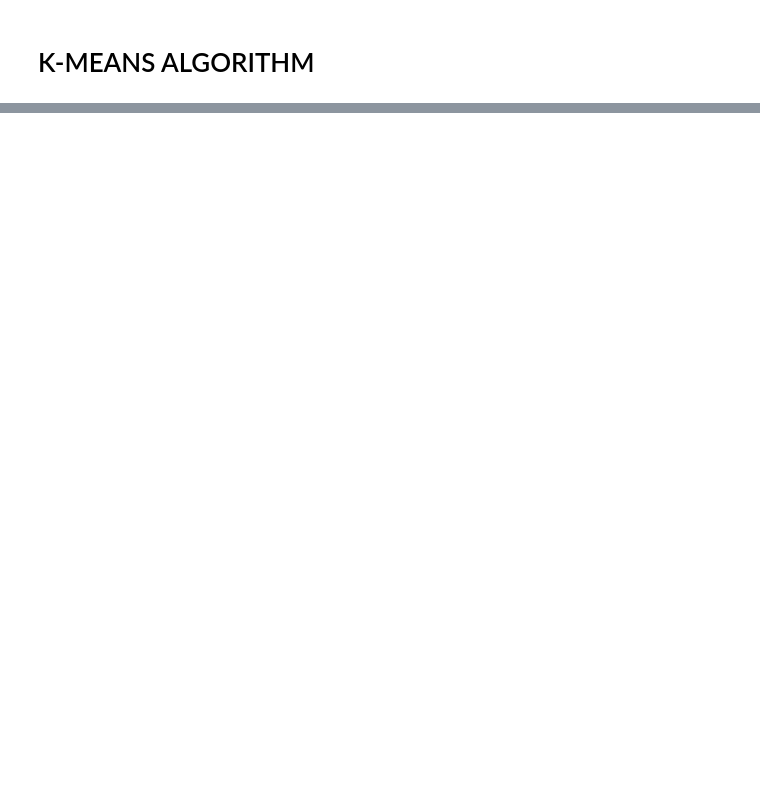
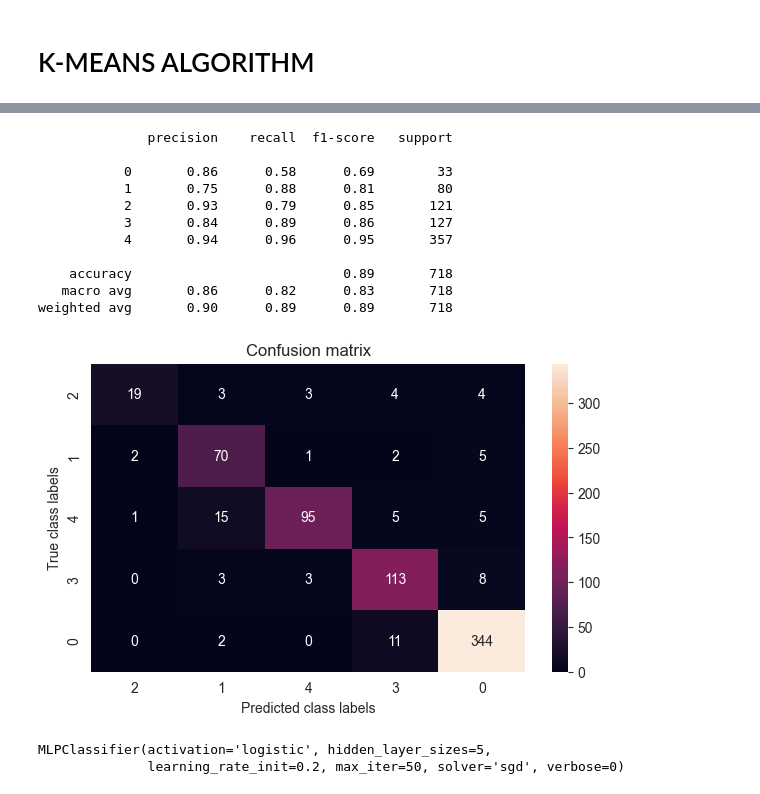
Before and after one commit to Tuncaylctr/machine-learning-assignment-python, a Jupyter notebook: machine_learning_bluprint.ipynb, the cells around one changed output, grey strips where cells are left out. Cells and saved outputs as stored; diff of their text form; code cells hidden in the pictures; blank space fills up the shorter version.

```diff
--- a/machine_learning_bluprint.ipynb
+++ b/machine_learning_bluprint.ipynb
@@ -292,0 +225,18 @@ plt.show()
+# %%
+#importing a library for splitting the dataset into test and training dataset
+from sklearn.model_selection import train_test_split
+#saving the target values of the data objects, i.e. "grade classes", in a separate variable
+targets = df['GradeClass']
+#specifying the proportion of data objects that will form the training dataset (70%)
+training_proportion = 0.7
+#splitting the dataset into test and training sets using a random 70:30 split
+X_train, X_test, y_train, y_test = train_test_split(clustering_dataset, targets, test_size=1.0 - training_proportion, random_state=42)
+# %%
+#importing a library to use the algorithm
+from sklearn.neighbors import KNeighborsClassifier
+#a model with 5 neighbours is created
+KNN_MODEL = KNeighborsClassifier(n_neighbors=5)
+#Feed the training dataset to the model
+KNN_MODEL.fit(X_train, y_train)
+#we use the trained model with a test set to obtain predictions
+y_predictions_knn = KNN_MODEL.predict(X_test)
@@ -292,0 +273,8 @@ plt.show()
+# %%
+#importing a library to work with artificial neural networks
+from sklearn.neural_network import MLPClassifier
+#building an artificial neural network model with 2 layers, each containing 100 neurons
+#The following parameters are set: the maximum number of training iterations is 1000, the activation function is logistic,
+#the weight matching method is stochastic gradient descent, the output of training iterations
+my_ann_model = MLPClassifier(hidden_layer_sizes=(100,100), max_iter=1000, activation = 'logistic', solver='sgd', learning_rate_init = 0.1, verbose = 1)
+my_ann_model.fit(X_train, y_train)
@@ -292,0 +301,40 @@ plt.show()
+# %%
+#importing libraries for acquiring and representing performance metrics
+from sklearn.metrics import classification_report, confusion_matrix, ConfusionMatrixDisplay
+import pylab as pltb
+#we use the trained model with a test set to obtain predictions
+y_predictions = my_ann_model.predict(X_test)
+#displaying metrics
+print(classification_report(y_test,y_predictions, zero_division=0))
+#creating a confusion matrix
+my_confusion_matrix = confusion_matrix(y_test, y_predictions)
+#displaying the confusion matrix
+fig, ax = pltb.subplots(figsize=(7,4))
+sns.heatmap(my_confusion_matrix, annot = True, fmt = 'g', ax = ax);
+ax.set_xlabel('Predicted class labels');
+ax.set_ylabel('True class labels');
+ax.set_title('Confusion matrix');
+ax.xaxis.set_ticklabels(df['GradeClass'].unique());
+ax.yaxis.set_ticklabels(df['GradeClass'].unique());
+# %% [output]
+              precision    recall  f1-score   support
+
+           0       0.86      0.58      0.69        33
+           1       0.75      0.88      0.81        80
+           2       0.93      0.79      0.85       121
+           3       0.84      0.89      0.86       127
+           4       0.94      0.96      0.95       357
+
+    accuracy                           0.89       718
+   macro avg       0.86      0.82      0.83       718
+weighted avg       0.90      0.89      0.89       718
+[figure, added]
+# %%
+#building an artificial neural network model with 1 layer and 5 neurons in it
+#The following parameters are set: the maximum number of training iterations is 50, the activation function is logistic,
+#the weight matching method is stochastic gradient descent, the output of training iterations
+my_ann_model_2 = MLPClassifier(hidden_layer_sizes=(5), max_iter=50, activation = 'logistic', solver='sgd', learning_rate_init = 0.2, verbose = 0)
+my_ann_model_2.fit(X_train, y_train)
+# %% [output]
+MLPClassifier(activation='logistic', hidden_layer_sizes=5,
+              learning_rate_init=0.2, max_iter=50, solver='sgd', verbose=0)
```
Also changed, not shown: parts of 16 cells of this notebook.
